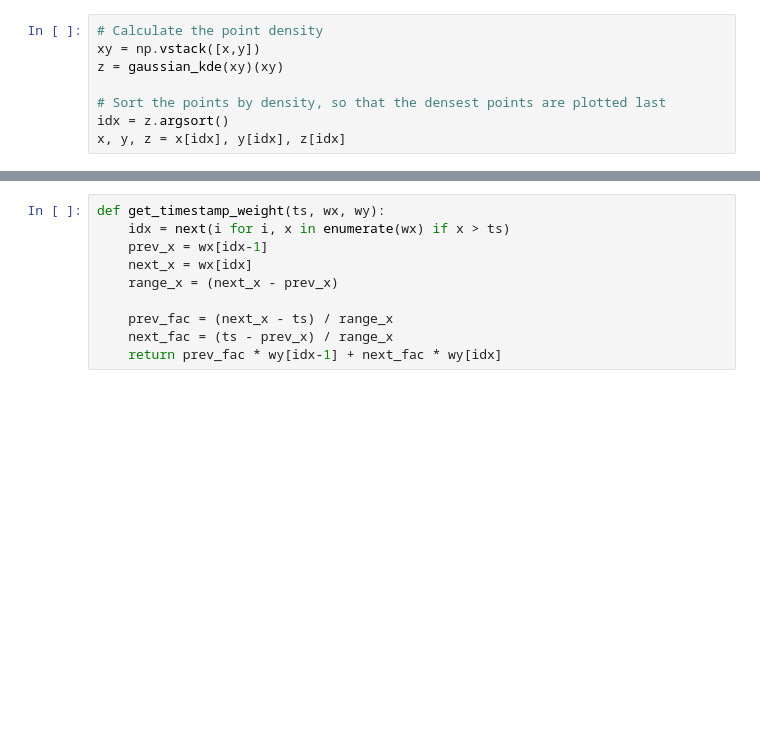
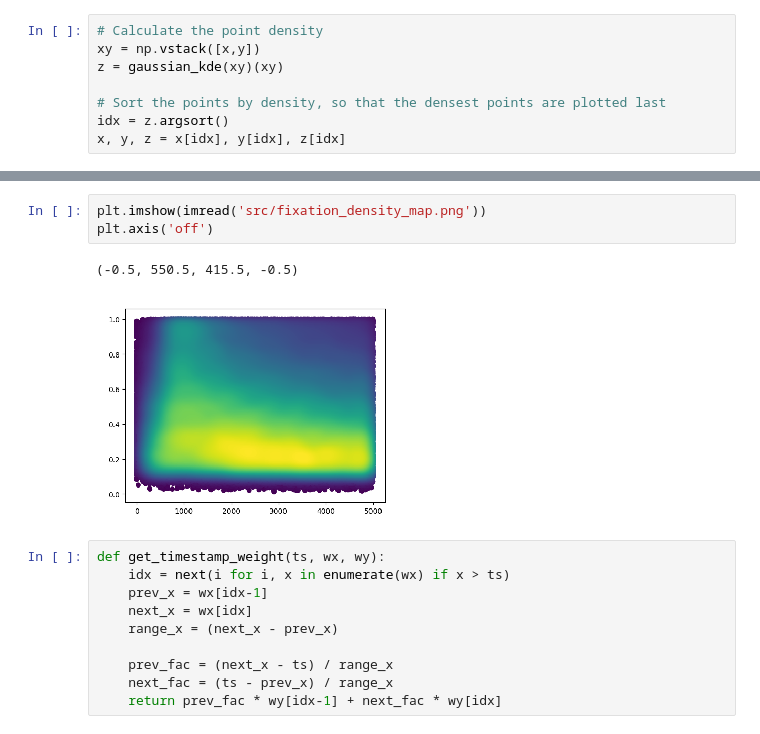
Before and after one commit to LudoHoff/TemporalSaliencyPrediction, a Jupyter notebook: SaliconParser.ipynb, the cells around one changed output, grey strips where cells are left out. Drawn from its saved outputs; the diff is of its cells as text; blank space fills up the shorter version.

```diff
--- a/SaliconParser.ipynb
+++ b/SaliconParser.ipynb
@@ -341,3 +342,9 @@ plt.show()
+# %%
+plt.imshow(imread('src/fixation_density_map.png'))
+plt.axis('off')
+# %% [output]
+(-0.5, 550.5, 415.5, -0.5)
+[figure, added]
 # %%
 def get_timestamp_weight(ts, wx, wy):
     idx = next(i for i, x in enumerate(wx) if x > ts)
```
Also changed, not shown: parts of 8 cells of this notebook, 3 other files.
